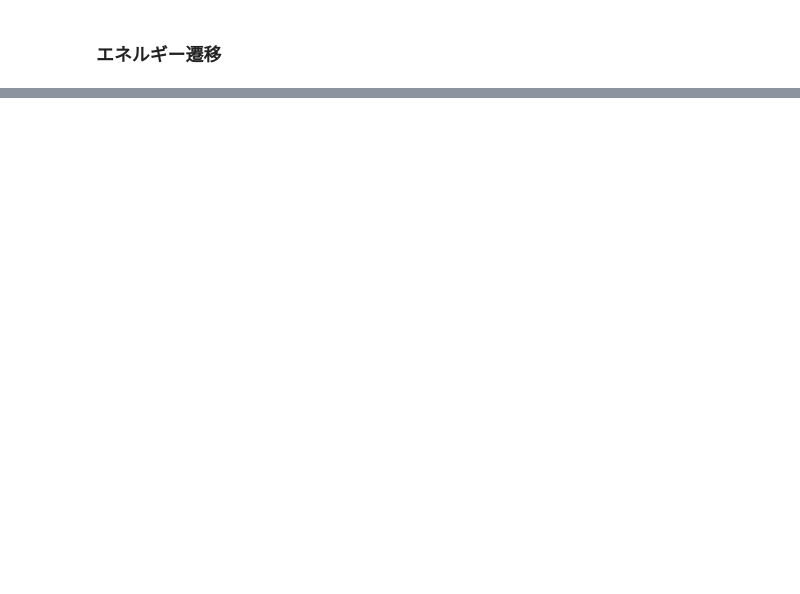
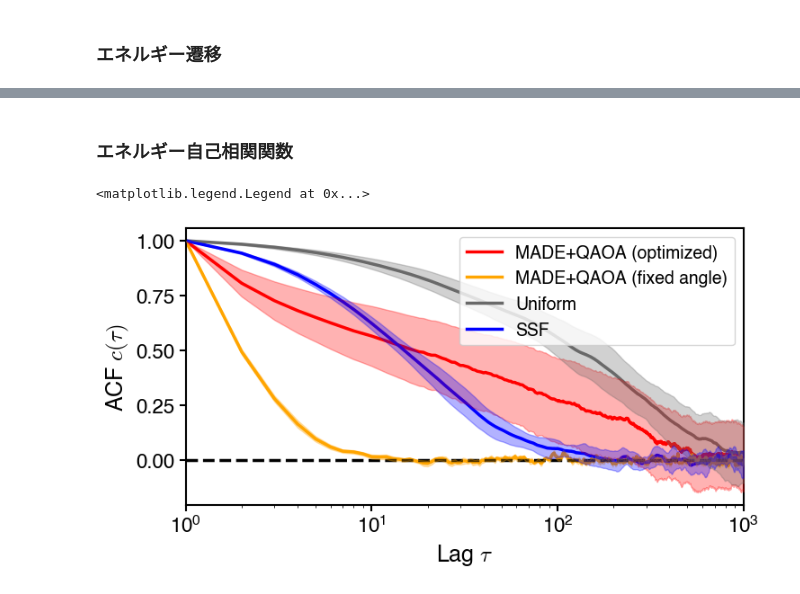
Before and after one commit to yuichiro-nakano/data_for_qaoa-made-mcmc, a Jupyter notebook: figure/make_fig.ipynb, the cells around one changed output, grey strips where cells are left out. Drawn from its saved outputs; the diff is of its cells as text; code cells hidden in the pictures; blank space fills up the shorter version.

Commit message:
make autocorrelation code

```diff
--- a/figure/make_fig.ipynb
+++ b/figure/make_fig.ipynb
@@ -387,0 +372,2 @@ print(opt_state_hist)
+# %% [markdown]
+### エネルギー自己相関関数
@@ -387,0 +389,44 @@ print(opt_state_hist)
+# %%
+lag = 1000
+energy_acf_history_opt_made = mcmc_energy_autocorrelation(opt_qaoa_made_result[:,1:], instance, lag)
+energy_acf_history_fix_made = mcmc_energy_autocorrelation(fix_qaoa_made_result[:,1:], instance, lag)
+energy_acf_history_uni = mcmc_energy_autocorrelation(uniform_result[:,1:], instance, lag)
+energy_acf_history_ssf = mcmc_energy_autocorrelation(ssf_result[:,1:], instance, lag)
+# %%
+energy_acf_opt_made_ave = np.average(energy_acf_history_opt_made, axis=0)
+energy_acf_opt_made_std = np.std(energy_acf_history_opt_made, axis=0)
+energy_acf_fix_made_ave = np.average(energy_acf_history_fix_made, axis=0)
+energy_acf_fix_made_std = np.std(energy_acf_history_fix_made, axis=0)
+energy_acf_uni_ave = np.average(energy_acf_history_uni, axis=0)
+energy_acf_uni_std = np.std(energy_acf_history_uni, axis=0)
+energy_acf_ssf_ave = np.average(energy_acf_history_ssf, axis=0)
+energy_acf_ssf_std = np.std(energy_acf_history_ssf, axis=0)
+
+fig4, ax4 = plt.subplots(figsize=(8,4))
+
+ax4.spines["top"].set_linewidth(spines)
+ax4.spines["left"].set_linewidth(spines)
+ax4.spines["bottom"].set_linewidth(spines)
+ax4.spines["right"].set_linewidth(spines)
+
+ax4.plot(np.arange(1, lag+1), energy_acf_opt_made_ave, color='red', linewidth=linewidth, label='MADE+QAOA (optimized)')
+ax4.fill_between(np.arange(1, lag+1), energy_acf_opt_made_ave+energy_acf_opt_made_std, energy_acf_opt_made_ave-energy_acf_opt_made_std, color='red', alpha=0.3, zorder=4)
+ax4.plot(np.arange(1, lag+1), energy_acf_fix_made_ave, color='orange', linewidth=linewidth, label='MADE+QAOA (fixed angle)')
+ax4.fill_between(np.arange(1, lag+1), energy_acf_fix_made_ave+energy_acf_fix_made_std, energy_acf_fix_made_ave-energy_acf_fix_made_std, color='orange', alpha=0.3, zorder=4)
+ax4.plot(np.arange(1, lag+1), energy_acf_uni_ave, color='dimgrey', linewidth=linewidth, label='Uniform')
+ax4.fill_between(np.arange(1, lag+1), energy_acf_uni_ave+energy_acf_uni_std, energy_acf_uni_ave-energy_acf_uni_std, color='dimgrey', alpha=0.3, zorder=4)
+ax4.plot(np.arange(1, lag+1), energy_acf_ssf_ave, color='blue', linewidth=linewidth, label='SSF')
+ax4.fill_between(np.arange(1, lag+1), energy_acf_ssf_ave+energy_acf_ssf_std, energy_acf_ssf_ave-energy_acf_ssf_std, color='blue', alpha=0.3, zorder=4)
+
+ax4.axhline(0.0, color='black', linestyle='--', linewidth=linewidth)
+
+ax4.set_xlim(1, lag)
+ax4.set_xscale('log')
+ax4.set_xlabel(r'Lag $\tau$', fontsize=18)
+ax4.set_ylabel(r'ACF $c(\tau)$', fontsize=18)
+ax4.tick_params(width=1.5, labelsize=16, length=5, labelbottom=True)
+ax4.tick_params(axis="x", which='major', width=1.5)
+ax4.legend(fontsize=14, loc='upper right', frameon=True)
+# %% [output]
+<matplotlib.legend.Legend at 0x...>
+[figure, added]
```
Also changed, not shown: parts of 6 cells of this notebook, 22 other files.
